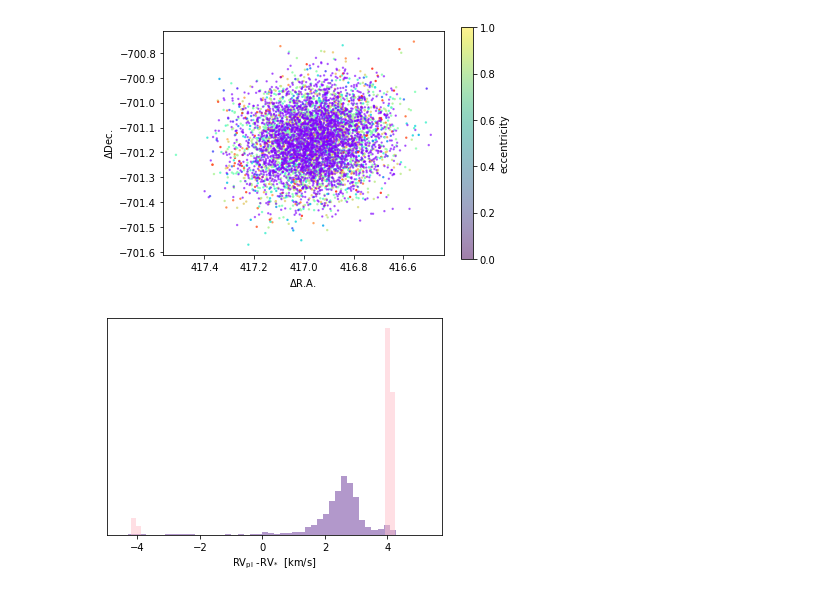
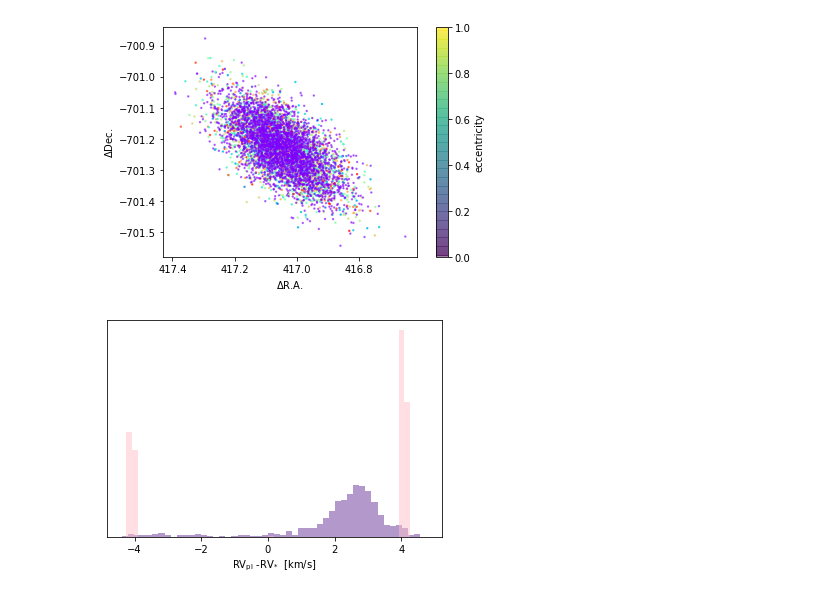
Before and after one commit to sblunt/hip65426, a Jupyter notebook: orbit_plots.ipynb, the cells around one changed output. Saved outputs shown, nothing was run; the diff lists cells and outputs as text; code cells hidden in the pictures.

```diff
--- a/orbit_plots.ipynb
+++ b/orbit_plots.ipynb
@@ -359,44 +564,52 @@ all data, decreasing ecc. prior & $72.5^{+12.9}_{-7.5}$ & $0.31\pm{0.13}$ & $105
 # %%
 # run the accepted orbit fit posteriors forward in time; plot deltaRA & deltaDec by eccentricity
-date = {'year':2023, 'month':5,'day':15}
-epoch = Time(date, format='ymdhms')
+date = {"year": 2023, "month": 5, "day": 15}
+epoch = Time(date, format="ymdhms")
 
 n_to_plot = 3000
-indx = np.random.choice(len(twograv_results.post), size=n_to_plot)
+indx = np.random.choice(len(threegrav_results.post), size=n_to_plot)
 
-raoff, deoff, rv = twograv_results.system.compute_all_orbits(twograv_results.post[indx,:].T, epochs=np.array([epoch.mjd]))
-raoff_pl = raoff[:,1,:][0]
-deoff_pl = deoff[:,1,:][0]
-rv_pl = rv[:,1,:][0] - rv[:,0,:][0]
+raoff, deoff, rv = threegrav_results.system.compute_all_orbits(
+    threegrav_results.post[indx, :].T, epochs=np.array([epoch.mjd])
+)
+raoff_pl = raoff[:, 1, :][0]
+deoff_pl = deoff[:, 1, :][0]
+rv_pl = rv[:, 1, :][0] - rv[:, 0, :][0]
 
 fig, ax = plt.subplots()
-eccentricities = twograv_results.post[indx,:][:,1]
+eccentricities = threegrav_results.post[indx, :][:, 1]
 plt.scatter(raoff_pl, deoff_pl, color=cm.rainbow(eccentricities), alpha=0.75, s=2)
 
 indx = np.random.choice(len(fixed_ecc_results.post), size=n_to_plot)
-raoff, deoff, rv = fixed_ecc_results.system.compute_all_orbits(fixed_ecc_results.post[indx,:].T, epochs=np.array([epoch.mjd]))
-raoff_pl = raoff[:,1,:][0]
-deoff_pl = deoff[:,1,:][0]
-rv_pl_e0 = rv[:,1,:][0] - rv[:,0,:][0]
+raoff, deoff, rv = fixed_ecc_results.system.compute_all_orbits(
+    fixed_ecc_results.post[indx, :].T, epochs=np.array([epoch.mjd])
+)
+raoff_pl = raoff[:, 1, :][0]
+deoff_pl = deoff[:, 1, :][0]
+rv_pl_e0 = rv[:, 1, :][0] - rv[:, 0, :][0]
 
 eccentricities = np.zeros(n_to_plot)
 plt.scatter(raoff_pl, deoff_pl, color=cm.rainbow(eccentricities), alpha=0.5, s=2)
-plt.ylabel('$\Delta$Dec.')
-plt.xlabel('$\Delta$R.A.')
+plt.ylabel("$\Delta$Dec.")
+plt.xlabel("$\Delta$R.A.")
 ax.set_xlim((ax.get_xlim()[1], ax.get_xlim()[0]))
-ax.set_aspect('equal')
+ax.set_aspect("equal")
 
 ax_cbar = plt.colorbar()
-ax_cbar.set_label('eccentricity')
+ax_cbar.set_label("eccentricity")
 plt.tight_layout()
-plt.savefig('results/plots/orbit_predict{}-{}.png'.format(date['month'], date['year']), dpi=250)
+plt.savefig(
+    "results/plots/orbit_predict{}-{}.png".format(date["month"], date["year"]), dpi=250
+)
 
 plt.figure()
-plt.hist(rv_pl, bins=50, color='rebeccapurple', alpha=0.5, label='e=0')
-plt.hist(rv_pl_e0, bins=50, color='pink', alpha=0.5, label='free e')
-plt.xlabel('RV$_{{\\mathrm{{pl}}}}$ -RV$_{{\\mathrm{{*}}}}$  [km/s]')
+plt.hist(rv_pl, bins=50, color="rebeccapurple", alpha=0.5, label="e=0")
+plt.hist(rv_pl_e0, bins=50, color="pink", alpha=0.5, label="free e")
+plt.xlabel("RV$_{{\\mathrm{{pl}}}}$ -RV$_{{\\mathrm{{*}}}}$  [km/s]")
 plt.yticks([])
-plt.savefig('results/plots/rv_predict{}-{}.png'.format(date['month'], date['year']), dpi=250)
+plt.savefig(
+    "results/plots/rv_predict{}-{}.png".format(date["month"], date["year"]), dpi=250
+)
 # %% [output]
-[figure, old version]
+[figure, new version]
-[figure, old version]
+[figure, new version]
```
Also changed, not shown: parts of 11 cells of this notebook, 2 other files.
